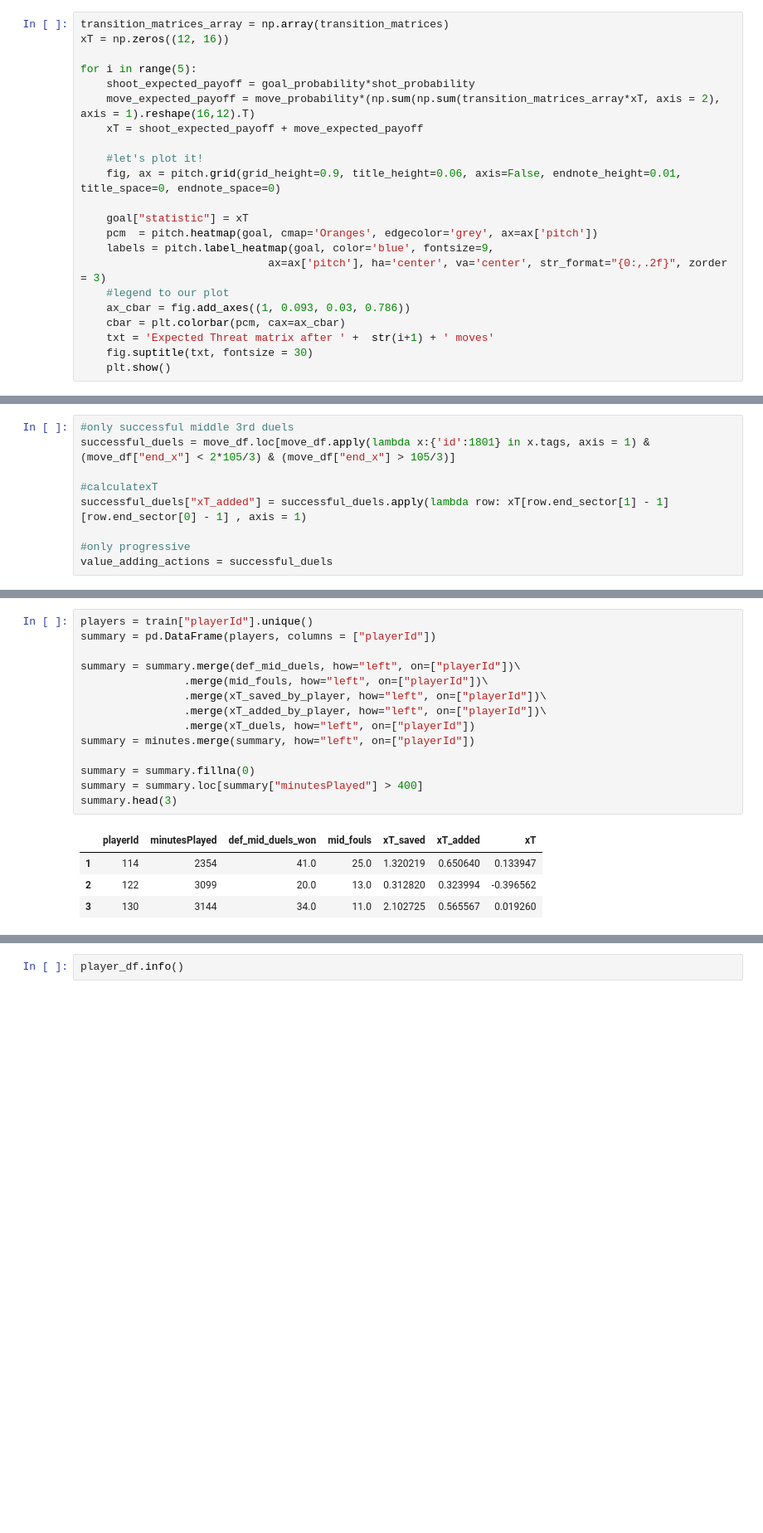
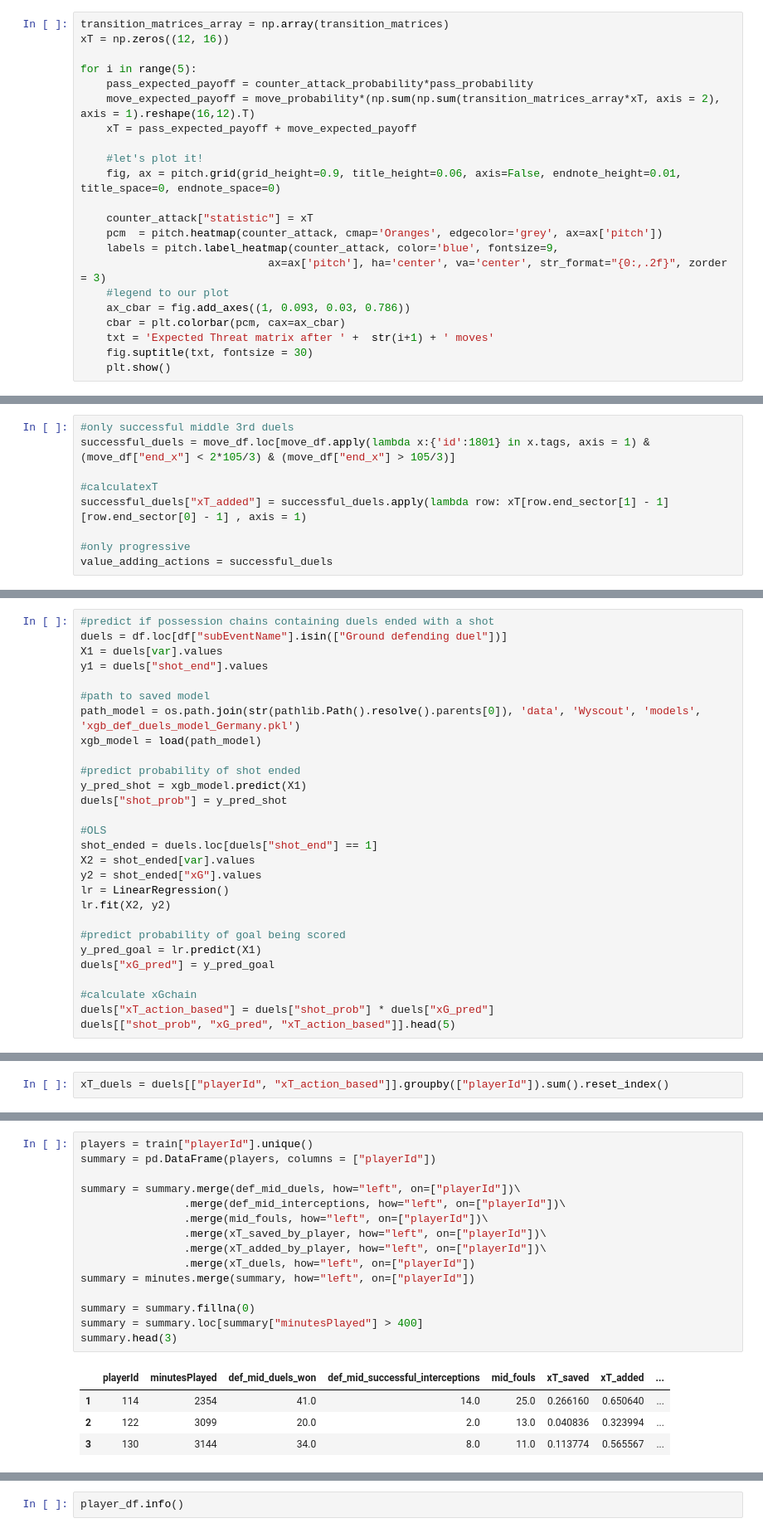
Before and after one commit to yashkarle/soccer-ds-stats, a Jupyter notebook: Projects/4UppsalaMMS/3_StatsScouting/assignment_2_evaluating_players.ipynb, the cells around one changed output, grey strips where cells are left out. Shown at 83% size. Cells and saved outputs as stored; diff of their text form; blank space fills up the shorter version.

```diff
--- a/Projects/4UppsalaMMS/3_StatsScouting/assignment_2_evaluating_players.ipynb
+++ b/Projects/4UppsalaMMS/3_StatsScouting/assignment_2_evaluating_players.ipynb
@@ -467,16 +642,16 @@ transition_matrices_array = np.array(transition_matrices)
 xT = np.zeros((12, 16))
 
 for i in range(5):
-    shoot_expected_payoff = goal_probability*shot_probability
+    pass_expected_payoff = counter_attack_probability*pass_probability
     move_expected_payoff = move_probability*(np.sum(np.sum(transition_matrices_array*xT, axis = 2), axis = 1).reshape(16,12).T)
-    xT = shoot_expected_payoff + move_expected_payoff
+    xT = pass_expected_payoff + move_expected_payoff
 
     #let's plot it!
     fig, ax = pitch.grid(grid_height=0.9, title_height=0.06, axis=False, endnote_height=0.01, title_space=0, endnote_space=0)
 
-    goal["statistic"] = xT
-    pcm  = pitch.heatmap(goal, cmap='Oranges', edgecolor='grey', ax=ax['pitch'])
-    labels = pitch.label_heatmap(goal, color='blue', fontsize=9,
+    counter_attack["statistic"] = xT
+    pcm  = pitch.heatmap(counter_attack, cmap='Oranges', edgecolor='grey', ax=ax['pitch'])
+    labels = pitch.label_heatmap(counter_attack, color='blue', fontsize=9,
                              ax=ax['pitch'], ha='center', va='center', str_format="{0:,.2f}", zorder = 3)
     #legend to our plot
     ax_cbar = fig.add_axes((1, 0.093, 0.03, 0.786))
@@ -668,0 +744,28 @@ mid_fouls.sort_values(by='mid_fouls', ascending=False)
+# %%
+#predict if possession chains containing duels ended with a shot
+duels = df.loc[df["subEventName"].isin(["Ground defending duel"])]
+X1 = duels[var].values
+y1 = duels["shot_end"].values
+
+#path to saved model
+path_model = os.path.join(str(pathlib.Path().resolve().parents[0]), 'data', 'Wyscout', 'models', 'xgb_def_duels_model_Germany.pkl')
+xgb_model = load(path_model)
+
+#predict probability of shot ended
+y_pred_shot = xgb_model.predict(X1)
+duels["shot_prob"] = y_pred_shot
+
+#OLS
+shot_ended = duels.loc[duels["shot_end"] == 1]
+X2 = shot_ended[var].values
+y2 = shot_ended["xG"].values
+lr = LinearRegression()
+lr.fit(X2, y2)
+
+#predict probability of goal being scored
+y_pred_goal = lr.predict(X1)
+duels["xG_pred"] = y_pred_goal
+
+#calculate xGchain
+duels["xT_action_based"] = duels["shot_prob"] * duels["xG_pred"]
+duels[["shot_prob", "xG_pred", "xT_action_based"]].head(5)
@@ -668,0 +779,2 @@ mid_fouls.sort_values(by='mid_fouls', ascending=False)
+# %%
+xT_duels = duels[["playerId", "xT_action_based"]].groupby(["playerId"]).sum().reset_index()
@@ -682,22 +815,23 @@ minutes.head(3)
 # %%
 players = train["playerId"].unique()
 summary = pd.DataFrame(players, columns = ["playerId"])
 
 summary = summary.merge(def_mid_duels, how="left", on=["playerId"])\
+                .merge(def_mid_interceptions, how="left", on=["playerId"])\
                 .merge(mid_fouls, how="left", on=["playerId"])\
                 .merge(xT_saved_by_player, how="left", on=["playerId"])\
                 .merge(xT_added_by_player, how="left", on=["playerId"])\
                 .merge(xT_duels, how="left", on=["playerId"])
 summary = minutes.merge(summary, how="left", on=["playerId"])
 
 summary = summary.fillna(0)
 summary = summary.loc[summary["minutesPlayed"] > 400]
 summary.head(3)
 # %% [output]
-|  | playerId | minutesPlayed | def_mid_duels_won | mid_fouls | xT_saved | xT_added | xT |
-| 1 | 114 | 2354 | 41.0 | 25.0 | 1.320219 | 0.650640 | 0.133947 |
-| 2 | 122 | 3099 | 20.0 | 13.0 | 0.312820 | 0.323994 | -0.396562 |
-| 3 | 130 | 3144 | 34.0 | 11.0 | 2.102725 | 0.565567 | 0.019260 |
+|  | playerId | minutesPlayed | def_mid_duels_won | def_mid_successful_interceptions | mid_fouls | xT_saved | xT_added | ... |
+| 1 | 114 | 2354 | 41.0 | 14.0 | 25.0 | 0.266160 | 0.650640 | ... |
+| 2 | 122 | 3099 | 20.0 | 2.0 | 13.0 | 0.040836 | 0.323994 | ... |
+| 3 | 130 | 3144 | 34.0 | 8.0 | 11.0 | 0.113774 | 0.565567 | ... |
 # %%
 summary.info()
 # %% [output]
```
Also changed, not shown: parts of 89 cells of this notebook, 3 other files.
